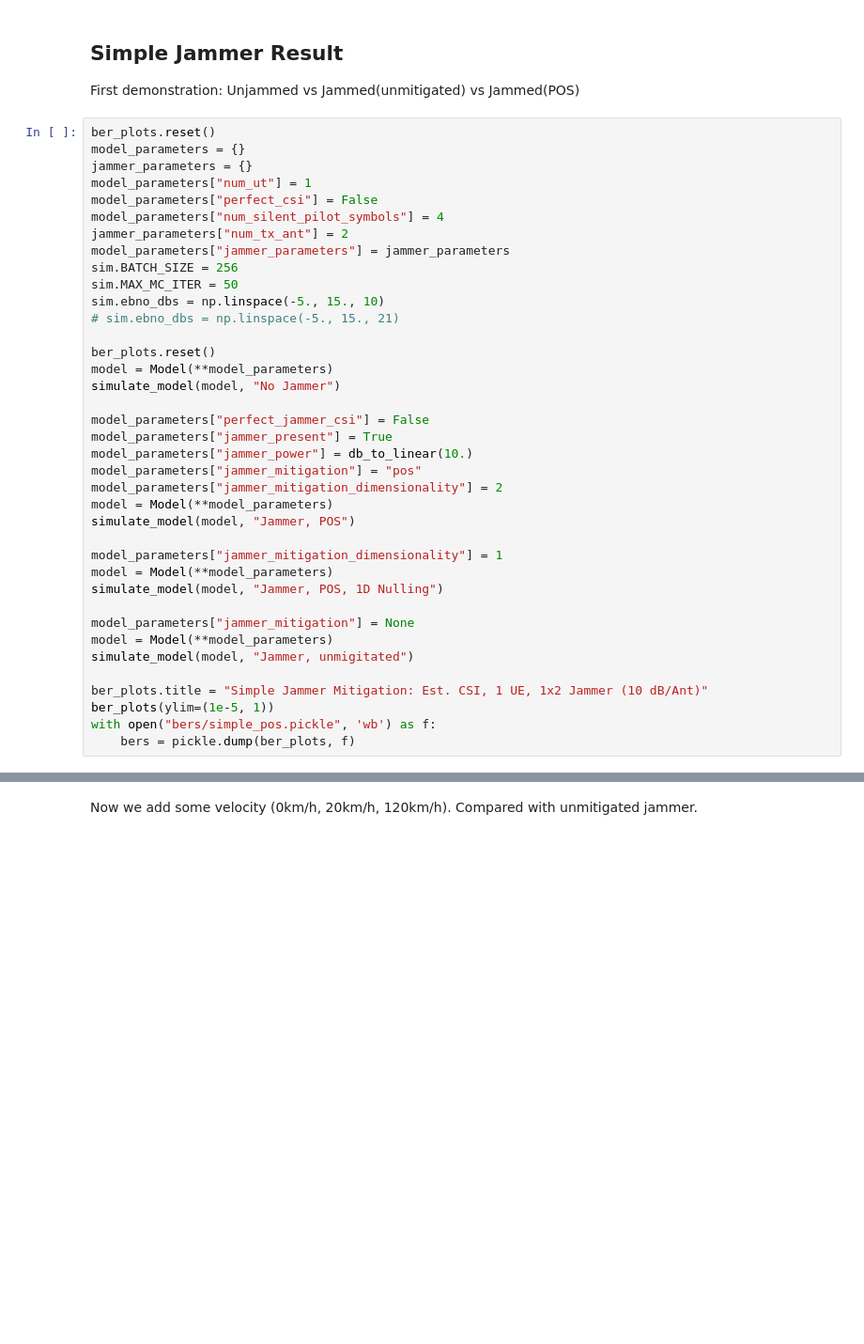
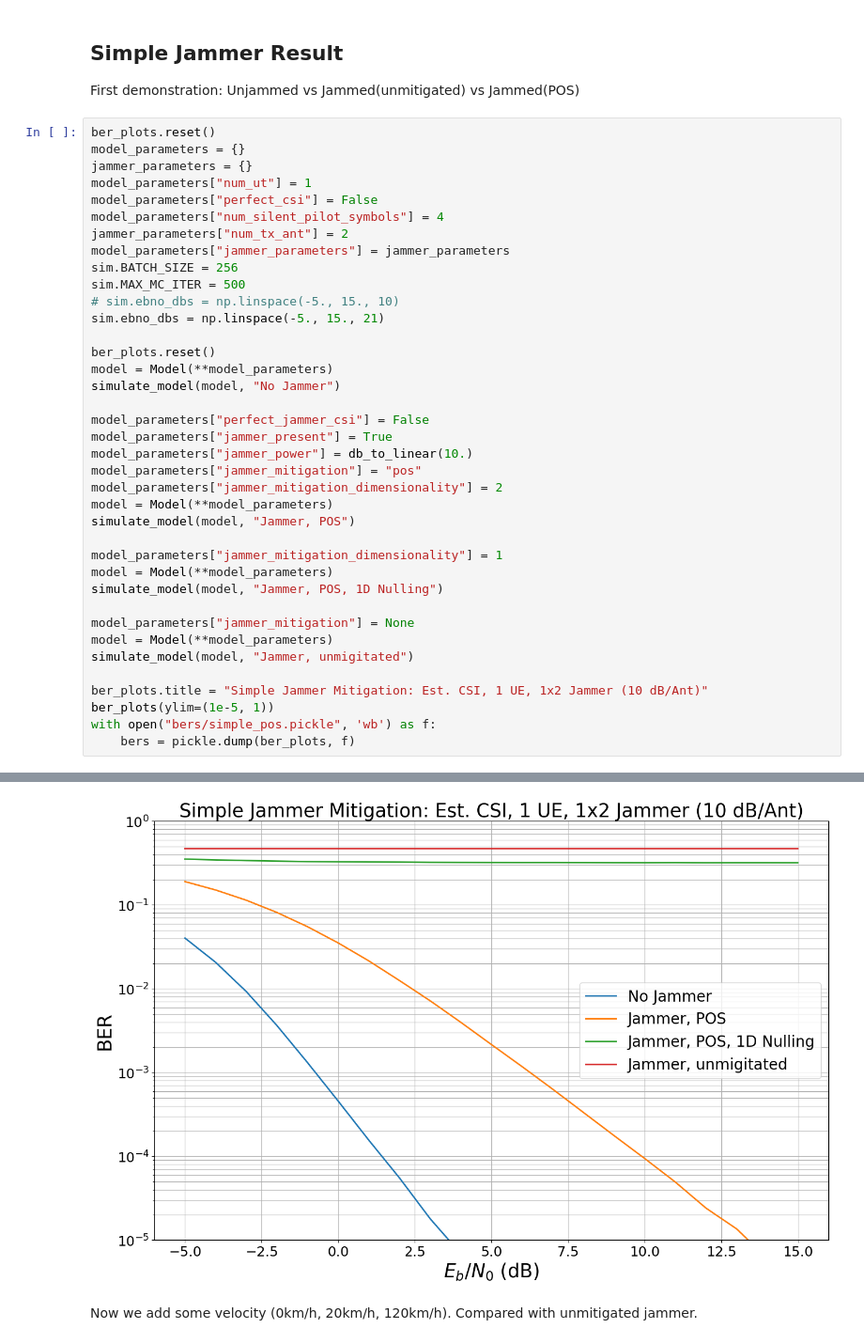
Before and after one commit to IIP-Group/pyjama, a Jupyter notebook: simulations/presentation.ipynb, the cells around one changed output, grey strips where cells are left out. Shown at 94% size. Drawn from its saved outputs; the diff is of its cells as text; blank space fills up the shorter version.

```diff
--- a/simulations/presentation.ipynb
+++ b/simulations/presentation.ipynb
@@ -111,9 +111,9 @@ model_parameters["num_silent_pilot_symbols"] = 4
 jammer_parameters["num_tx_ant"] = 2
 model_parameters["jammer_parameters"] = jammer_parameters
 sim.BATCH_SIZE = 256
-sim.MAX_MC_ITER = 50
-sim.ebno_dbs = np.linspace(-5., 15., 10)
-# sim.ebno_dbs = np.linspace(-5., 15., 21)
+sim.MAX_MC_ITER = 500
+# sim.ebno_dbs = np.linspace(-5., 15., 10)
+sim.ebno_dbs = np.linspace(-5., 15., 21)
 
 ber_plots.reset()
 model = Model(**model_parameters)
@@ -160,3 +160,4 @@ Simulation stopped as no error occurred @ EbNo = 10.6 dB.
+[figure, added]
 # %% [markdown]
 Now we add some velocity (0km/h, 20km/h, 120km/h). Compared with unmitigated jammer.
 # %%
```
Also changed, not shown: parts of 4 cells of this notebook.
